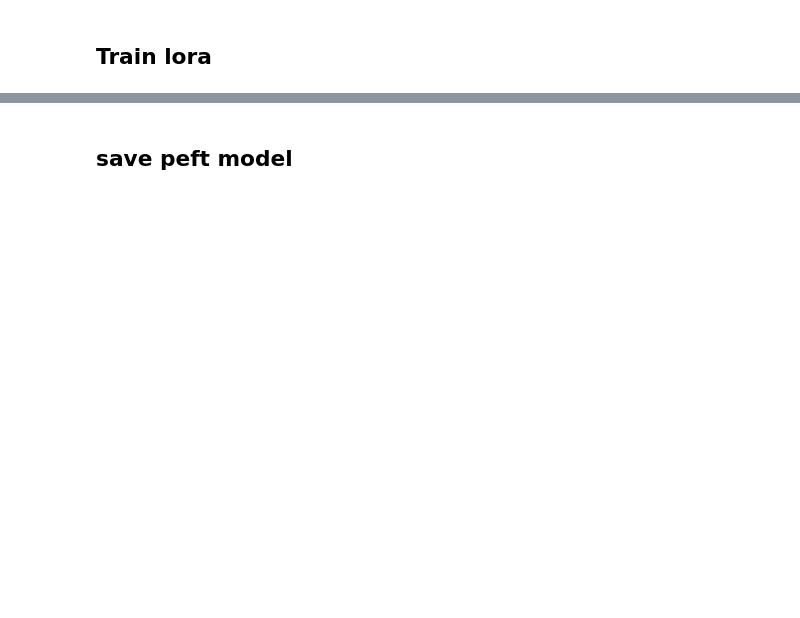
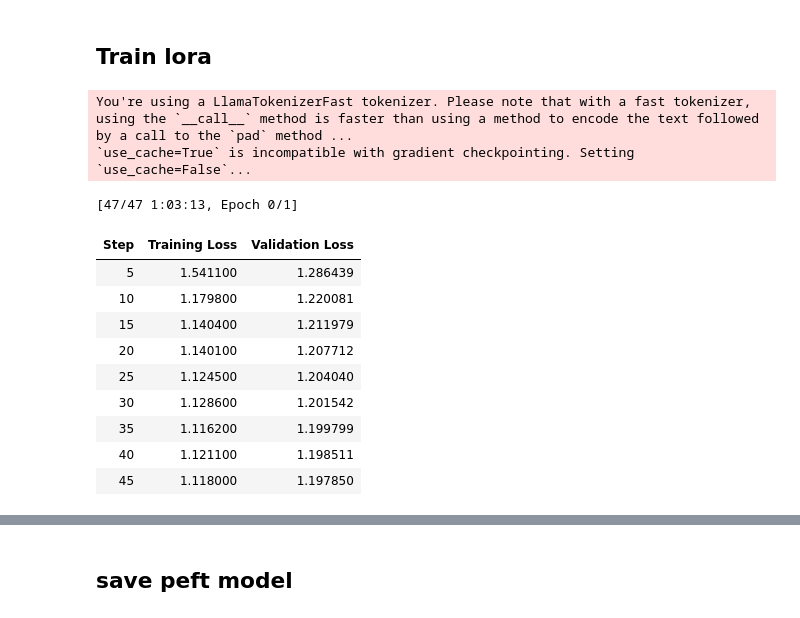
Before and after one commit to jason-brian-anderson/lora_gptq, a Jupyter notebook: lora_gptq_trainer.ipynb, the cells around one changed output, grey strips where cells are left out. Saved outputs shown, nothing was run; the diff lists cells and outputs as text; code cells hidden in the pictures; blank space fills up the shorter version.

```diff
--- a/lora_gptq_trainer.ipynb
+++ b/lora_gptq_trainer.ipynb
@@ -396,20 +394,18 @@ model = AutoModelForCausalLM.from_pretrained(
     source_hf_model_name,
     quantization_config=bnb_config,
     trust_remote_code=True,
-    device_map="auto",
-    token = hf_token,
+    device_map= "auto",
+    #token = hf_token,
 )
 
 model.config.use_cache = True  #surpress the download and use cache. # apparently needed because of https://github.com/huggingface/transformers/pull/24906
 model.config.pretraining_tp = 1  #disable tensor parallelism
-#print(model)
 
 #fixme
-tokenizer = AutoTokenizer.from_pretrained(
-    source_hf_model_name,
-    trust_remote_code=True,
-    return_token_type_ids=False,
-    token = hf_token,
-)
+tokenizer = AutoTokenizer.from_pretrained(source_hf_model_name,
+     trust_remote_code=True,
+     return_token_type_ids=False,
+     token = hf_token,
+ )
 tokenizer.pad_token = tokenizer.eos_token
 tokenizer.padding_side = "right"
@@ -422,9 +442,6 @@ from trl import SFTTrainer
 from transformers import EarlyStoppingCallback
 import transformers
 
-
-
-# Parameter efficient finetuning for LoRA configuration
 
 peft_config = LoraConfig(
     lora_alpha=lora_alpha,
@@ -445,11 +462,11 @@ training_arguments = transformers.TrainingArguments(
     gradient_accumulation_steps=gradient_accumulation_steps,
     optim="paged_adamw_8bit",
     learning_rate= learning_rate,
-    #lr_scheduler_type="linear",
+    lr_scheduler_type="linear",
     save_strategy="steps",
     logging_steps=logging_steps,
     num_train_epochs=epochs,
-    max_steps=0,
+    #max_steps=max_steps,
     fp16=True,
     push_to_hub=False,
     evaluation_strategy="steps",  # Add this line
@@ -473,3 +490,4 @@ trainer = SFTTrainer(
     max_seq_length=max_training_sample_length,
     callbacks=[EarlyStoppingCallback(early_stopping_patience=early_stopping_patience)],
 )
+type(model)
@@ -477,5 +499,19 @@ trainer = SFTTrainer(
 ## Train lora
 # %%
 %%time
-if False:
+if True:
     trainer.train()
+# %% [output]
+You're using a LlamaTokenizerFast tokenizer. Please note that with a fast tokenizer, using the `__call__` method is faster than using a method to encode the text followed by a call to the `pad` method ...
+`use_cache=True` is incompatible with gradient checkpointing. Setting `use_cache=False`...
+[47/47 1:03:13, Epoch 0/1]
+| Step | Training Loss | Validation Loss |
+| 5 | 1.541100 | 1.286439 |
+| 10 | 1.179800 | 1.220081 |
+| 15 | 1.140400 | 1.211979 |
+| 20 | 1.140100 | 1.207712 |
+| 25 | 1.124500 | 1.204040 |
+| 30 | 1.128600 | 1.201542 |
+| 35 | 1.116200 | 1.199799 |
+| 40 | 1.121100 | 1.198511 |
+| 45 | 1.118000 | 1.197850 |
```
Also changed, not shown: parts of 55 cells of this notebook.
